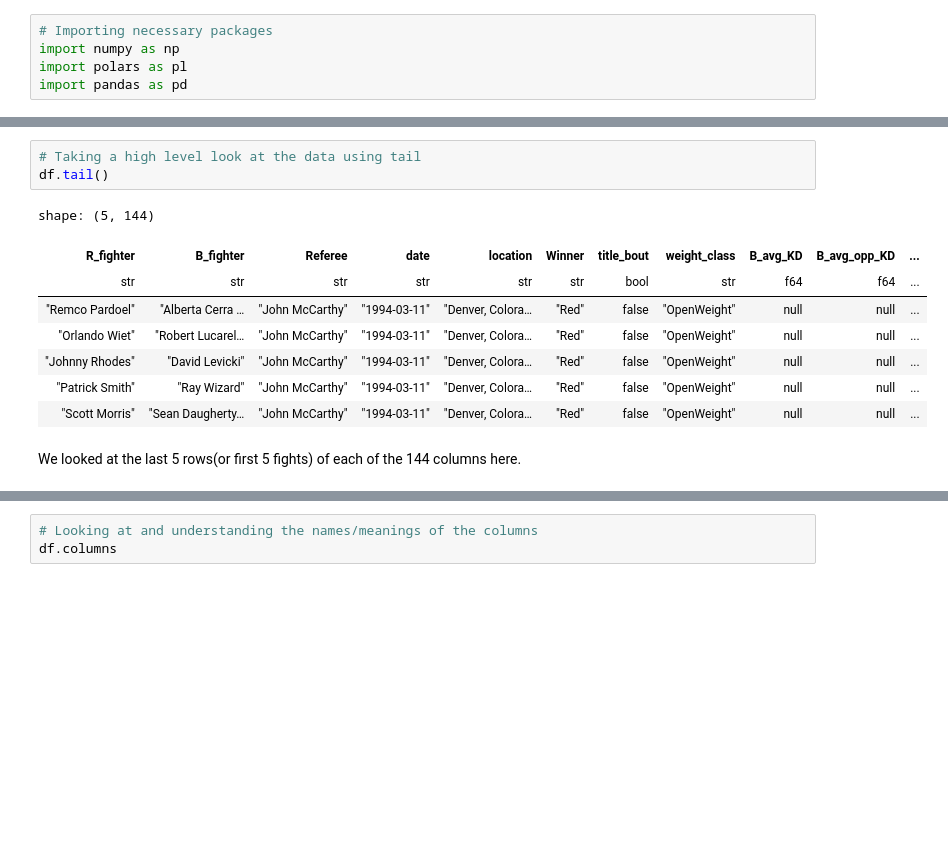
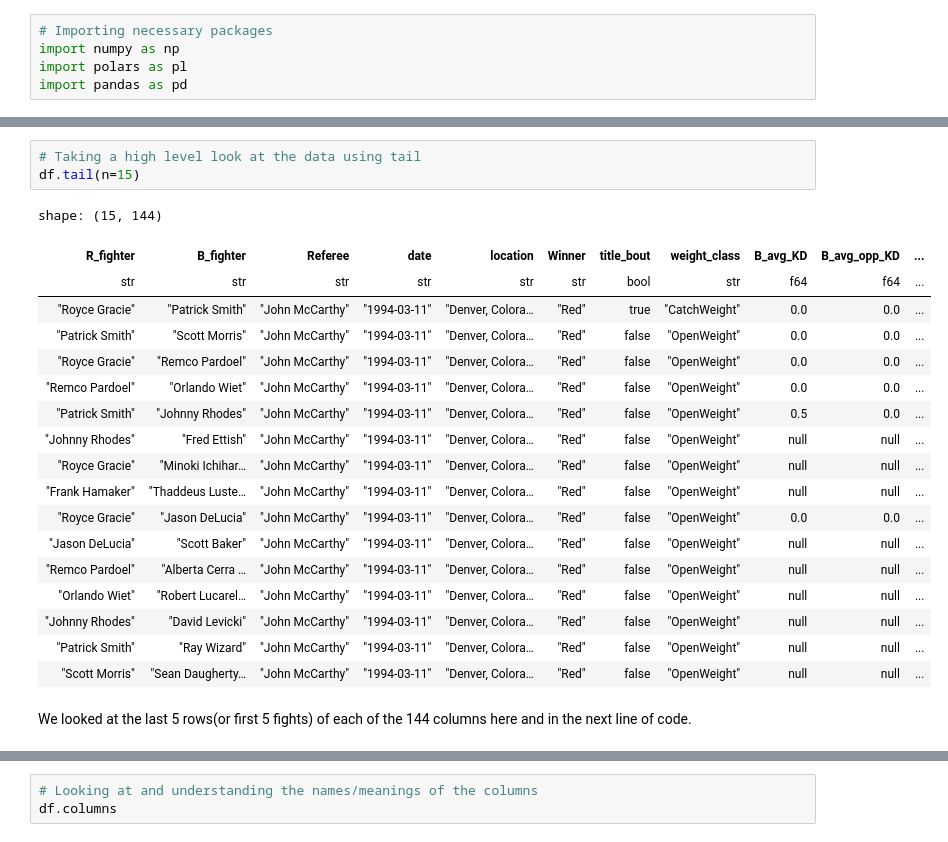
Before and after one commit to anishmitra9666/MMA, a Jupyter notebook: code.ipynb, the cells around one changed output, grey strips where cells are left out. Saved outputs shown, nothing was run; the diff lists cells and outputs as text; blank space fills up the shorter version.

```diff
--- a/code.ipynb
+++ b/code.ipynb
@@ -23,14 +58,24 @@ We looked at the first 5 rows(or 5 latest fights) of each of the 144 columns her
 # %%
 # Taking a high level look at the data using tail
-df.tail()
+df.tail(n=15)
 # %% [output]
-shape: (5, 144)
+shape: (15, 144)
 | R_fighter | B_fighter | Referee | date | location | Winner | title_bout | weight_class | B_avg_KD | B_avg_opp_KD | ... |
 | str | str | str | str | str | str | bool | str | f64 | f64 | ... |
+| "Royce Gracie" | "Patrick Smith" | "John McCarthy" | "1994-03-11" | "Denver, Colora… | "Red" | true | "CatchWeight" | 0.0 | 0.0 | ... |
+| "Patrick Smith" | "Scott Morris" | "John McCarthy" | "1994-03-11" | "Denver, Colora… | "Red" | false | "OpenWeight" | 0.0 | 0.0 | ... |
+| "Royce Gracie" | "Remco Pardoel" | "John McCarthy" | "1994-03-11" | "Denver, Colora… | "Red" | false | "OpenWeight" | 0.0 | 0.0 | ... |
+| "Remco Pardoel" | "Orlando Wiet" | "John McCarthy" | "1994-03-11" | "Denver, Colora… | "Red" | false | "OpenWeight" | 0.0 | 0.0 | ... |
+| "Patrick Smith" | "Johnny Rhodes" | "John McCarthy" | "1994-03-11" | "Denver, Colora… | "Red" | false | "OpenWeight" | 0.5 | 0.0 | ... |
+| "Johnny Rhodes" | "Fred Ettish" | "John McCarthy" | "1994-03-11" | "Denver, Colora… | "Red" | false | "OpenWeight" | null | null | ... |
+| "Royce Gracie" | "Minoki Ichihar… | "John McCarthy" | "1994-03-11" | "Denver, Colora… | "Red" | false | "OpenWeight" | null | null | ... |
+| "Frank Hamaker" | "Thaddeus Luste… | "John McCarthy" | "1994-03-11" | "Denver, Colora… | "Red" | false | "OpenWeight" | null | null | ... |
+| "Royce Gracie" | "Jason DeLucia" | "John McCarthy" | "1994-03-11" | "Denver, Colora… | "Red" | false | "OpenWeight" | 0.0 | 0.0 | ... |
+| "Jason DeLucia" | "Scott Baker" | "John McCarthy" | "1994-03-11" | "Denver, Colora… | "Red" | false | "OpenWeight" | null | null | ... |
 | "Remco Pardoel" | "Alberta Cerra … | "John McCarthy" | "1994-03-11" | "Denver, Colora… | "Red" | false | "OpenWeight" | null | null | ... |
 | "Orlando Wiet" | "Robert Lucarel… | "John McCarthy" | "1994-03-11" | "Denver, Colora… | "Red" | false | "OpenWeight" | null | null | ... |
 | "Johnny Rhodes" | "David Levicki" | "John McCarthy" | "1994-03-11" | "Denver, Colora… | "Red" | false | "OpenWeight" | null | null | ... |
 | "Patrick Smith" | "Ray Wizard" | "John McCarthy" | "1994-03-11" | "Denver, Colora… | "Red" | false | "OpenWeight" | null | null | ... |
 | "Scott Morris" | "Sean Daugherty… | "John McCarthy" | "1994-03-11" | "Denver, Colora… | "Red" | false | "OpenWeight" | null | null | ... |
 # %% [markdown]
-We looked at the last 5 rows(or first 5 fights) of each of the 144 columns here.
+We looked at the last 5 rows(or first 5 fights) of each of the 144 columns here and in the next line of code.
```
Also changed, not shown: parts of 34 cells of this notebook, 3 other files.
